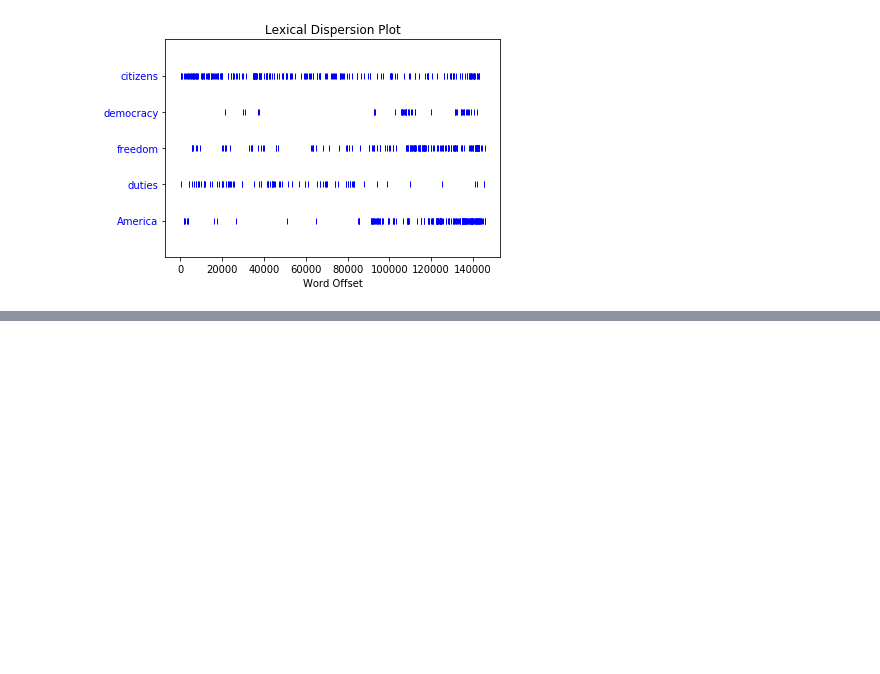
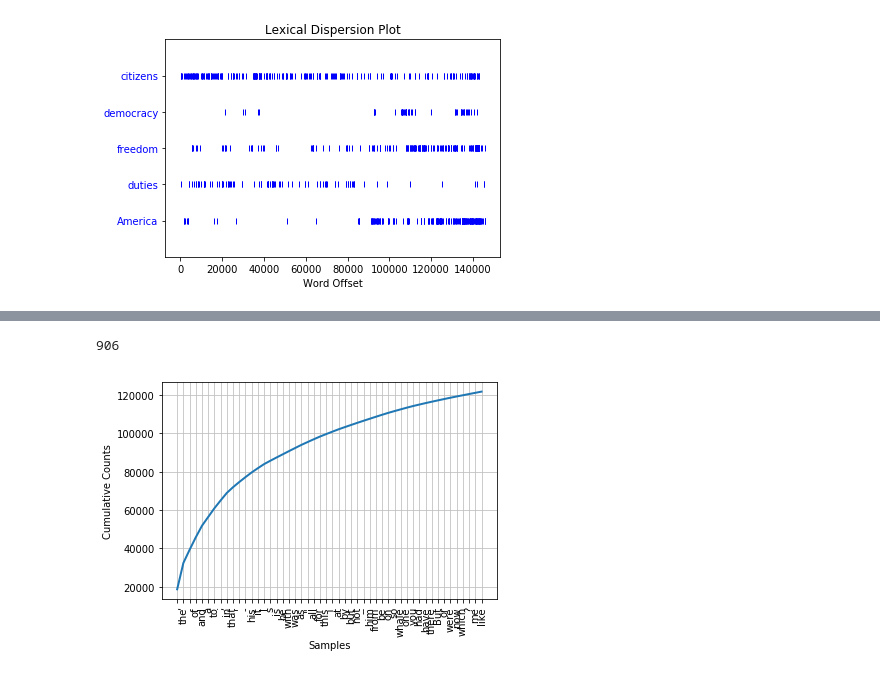
Before and after one commit to Shawn-Ng/natural-language-processing, a Jupyter notebook: nltk/book/1. Language Processing and Python.ipynb, the cells around one changed output, grey strips where cells are left out. Saved outputs shown, nothing was run; the diff lists cells and outputs as text; code cells hidden in the pictures; blank space fills up the shorter version.

```diff
--- a/nltk/book/1. Language Processing and Python.ipynb
+++ b/nltk/book/1. Language Processing and Python.ipynb
@@ -85,0 +133,4 @@ TypeError: generate() missing 1 required positional argument: 'words'
+# %%
+fdist1 = FreqDist(text1)
+print(fdist1)
+type(fdist1)
@@ -85,0 +180,8 @@ TypeError: generate() missing 1 required positional argument: 'words'
+# %%
+fdist1['whale']
+# %% [output]
+906
+# %%
+fdist1.plot(50, cumulative=True)
+# %% [output]
+[figure, added]
```
Also changed, not shown: parts of 34 cells of this notebook, 4 other files.
